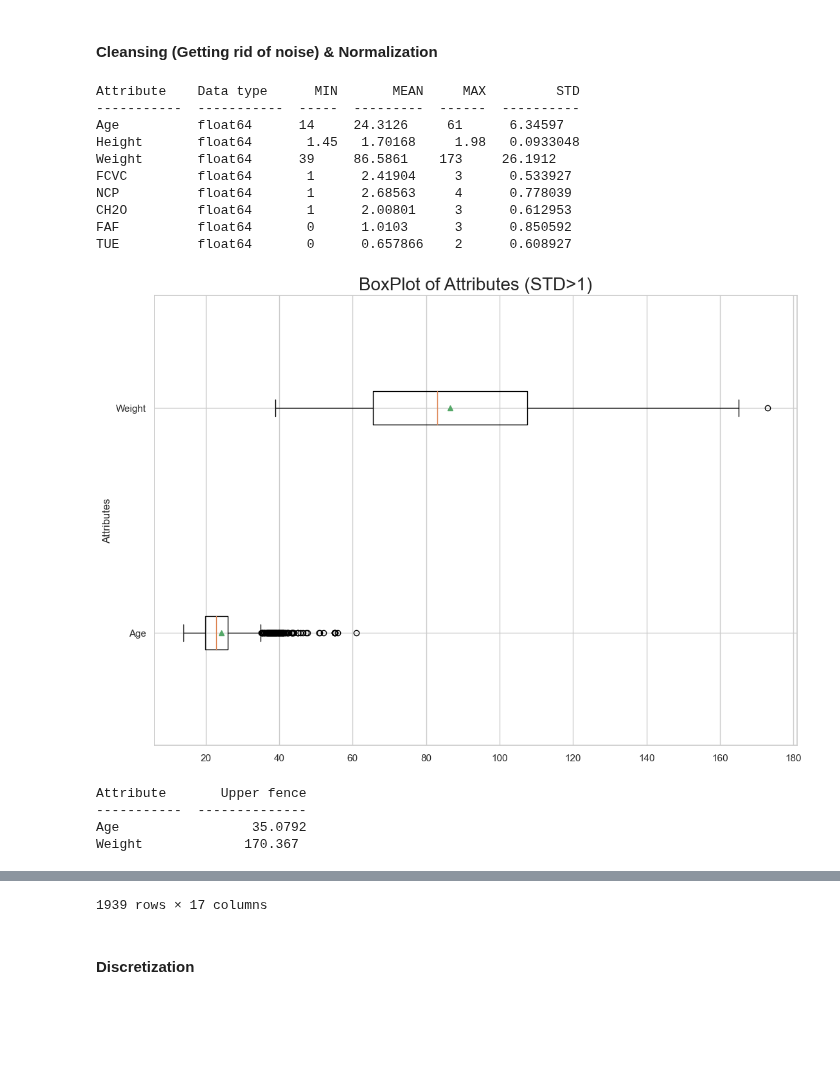
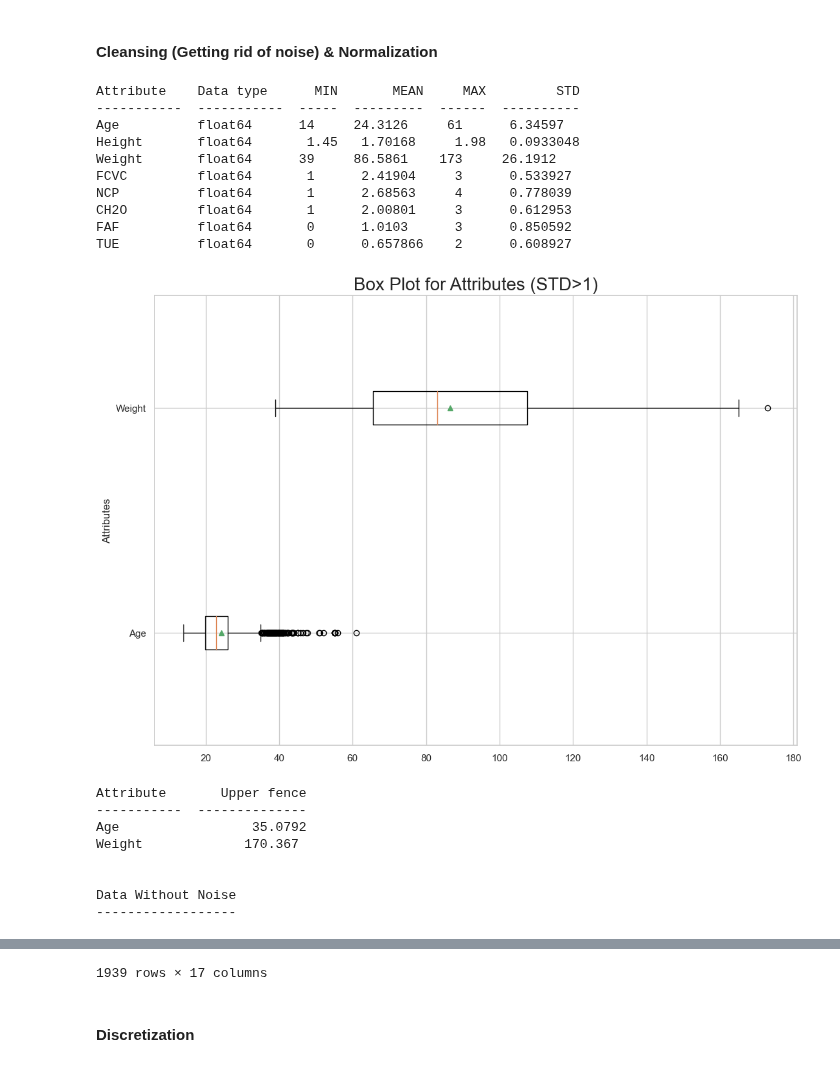
Before and after one commit to xvxvdee/CPS844_Assignment, a Jupyter notebook: data/Data_cleaning.ipynb, the cells around one changed output, grey strips where cells are left out. Drawn from its saved outputs; the diff is of its cells as text; code cells hidden in the pictures; blank space fills up the shorter version.

```diff
--- a/data/Data_cleaning.ipynb
+++ b/data/Data_cleaning.ipynb
@@ -69,51 +91,45 @@ def outlier_range(attribute):
 # %%
-real_int_attributes = []
-box_plot_data = []
 
-for attribute in X: # Gather attributes that are not nominal
-    col = X[attribute]
-    if type(col[0])!=str :
-        real_int_attributes.append([attribute, X[attribute].dtype,min(X[attribute]),X[attribute].mean(),max(X[attribute]),X[attribute].std()])
-        if X[attribute].std()>1 : # Gather data for boxplot
-            box_plot_data.append([attribute,outlier_range(X[attribute])])
-
-real_int_attributes = np.array(real_int_attributes)
-box_plot_data=np.array(box_plot_data)
-
-tabulate_table(real_int_attributes,["Attribute","Data type","MIN","MEAN","MAX","STD"])
-
-fig = plt.figure(figsize =(10, 7))
+# Gather attributes that are not nominal
+other_attributes_data= gather_other_attributes(X)
+other_attributes,box_plot_data = other_attributes_data[0],other_attributes_data[1]
 
 # Creating boxplot to identify outliers
+fig = plt.figure(figsize =(10, 7))
 ax = fig.add_axes([0, 0, 1, 1])
 bp = ax.boxplot(X[box_plot_data[:,0]],vert=False,showmeans=True)
 ax.set_yticklabels(box_plot_data[:,0])
 plt.ylabel("Attributes")
-plt.title("BoxPlot of Attributes (STD>1)",fontsize = 20)
+plt.title("Box Plot for Attributes (STD>1)",fontsize = 20)
 plt.show()
 
 tabulate_table(box_plot_data,["Attribute"," Upper fence"])
 
 # Removing noise from data
+print("\n\nData Without Noise\n------------------")
 data_without_noise = data[(data["Age"]<math.trunc(float(box_plot_data[0][1]))) & (data["Weight"]<math.trunc(float(box_plot_data[1][1])))]
 data_without_noise.to_csv("DataWithoutNoise.csv",index=False)
 data_without_noise
 # %% [output]
 Attribute    Data type      MIN       MEAN     MAX         STD
 -----------  -----------  -----  ---------  ------  ----------
 Age          float64      14     24.3126     61      6.34597
 Height       float64       1.45   1.70168     1.98   0.0933048
 Weight       float64      39     86.5861    173     26.1912
 FCVC         float64       1      2.41904     3      0.533927
 NCP          float64       1      2.68563     4      0.778039
 CH2O         float64       1      2.00801     3      0.612953
 FAF          float64       0      1.0103      3      0.850592
 TUE          float64       0      0.657866    2      0.608927
-[figure, old version]
+[figure, new version]
 Attribute       Upper fence
 -----------  --------------
 Age                 35.0792
 Weight             170.367
+
+
+Data Without Noise
+------------------
 |  | Gender | Age | Height | Weight | family_history_with_overweight | FAVC | FCVC | NCP | CAEC | SMOKE | ... |
 | 0 | Female | 21.000000 | 1.620000 | 64.000000 | yes | no | 2.0 | 3.0 | Sometimes | no | ... |
 | 1 | Female | 21.000000 | 1.520000 | 56.000000 | yes | no | 3.0 | 3.0 | Sometimes | yes | ... |
```
Also changed, not shown: parts of 6 cells of this notebook.
